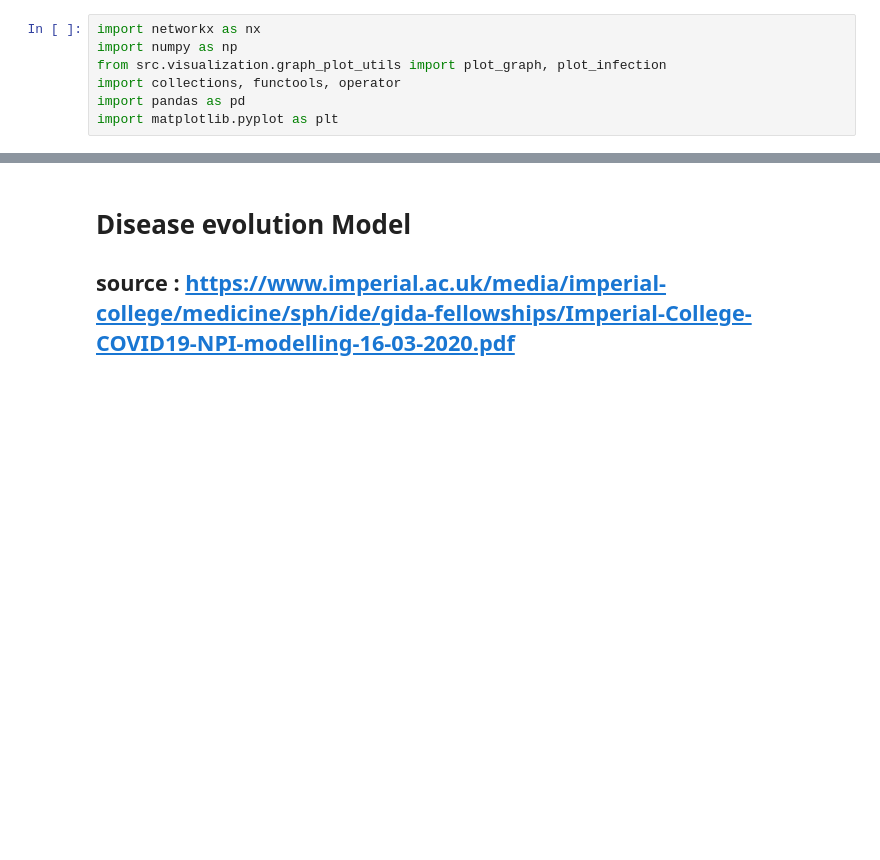
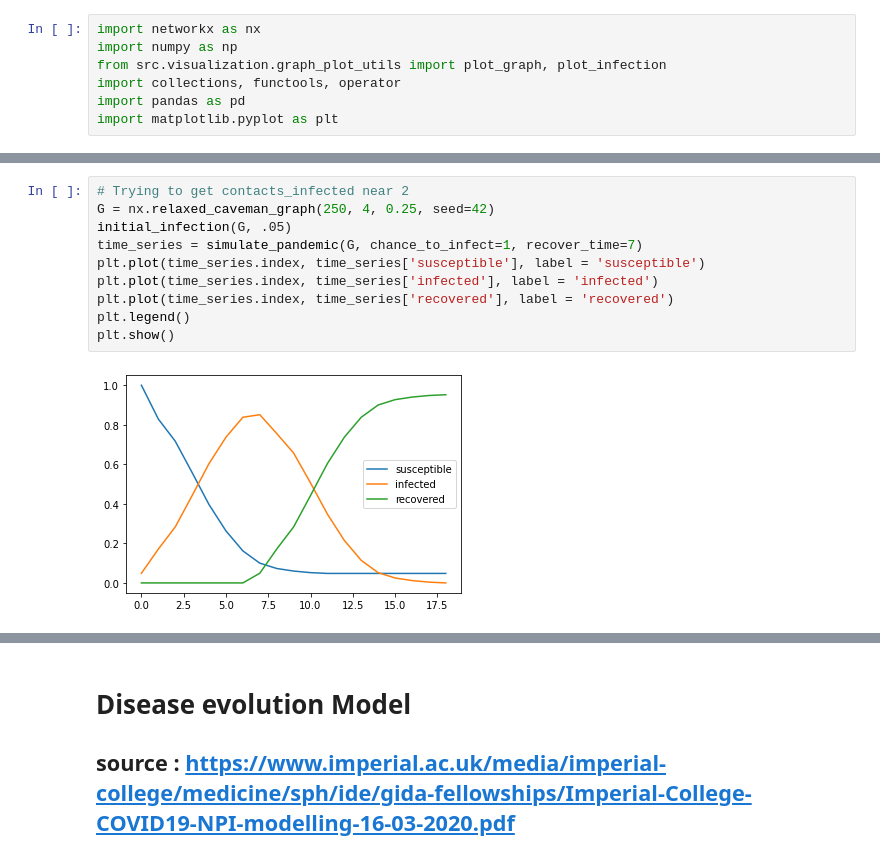
Before and after one commit to yambanis/CovidMDP, a Jupyter notebook: notebooks/spread_modeling/Relaxed Caveman Spread.ipynb, the cells around one changed output, grey strips where cells are left out. Cells and saved outputs as stored; diff of their text form; blank space fills up the shorter version.

```diff
--- a/notebooks/spread_modeling/Relaxed Caveman Spread.ipynb
+++ b/notebooks/spread_modeling/Relaxed Caveman Spread.ipynb
@@ -137,0 +162,12 @@ plt.plot(ni_rolling.index, ni_rolling.values)
+# %%
+# Trying to get contacts_infected near 2
+G = nx.relaxed_caveman_graph(250, 4, 0.25, seed=42)
+initial_infection(G, .05)
+time_series = simulate_pandemic(G, chance_to_infect=1, recover_time=7)
+plt.plot(time_series.index, time_series['susceptible'], label = 'susceptible')
+plt.plot(time_series.index, time_series['infected'], label = 'infected')
+plt.plot(time_series.index, time_series['recovered'], label = 'recovered')
+plt.legend()
+plt.show()
+# %% [output]
+[figure, added]
```
Also changed, not shown: parts of 8 cells of this notebook, 1 other file.
